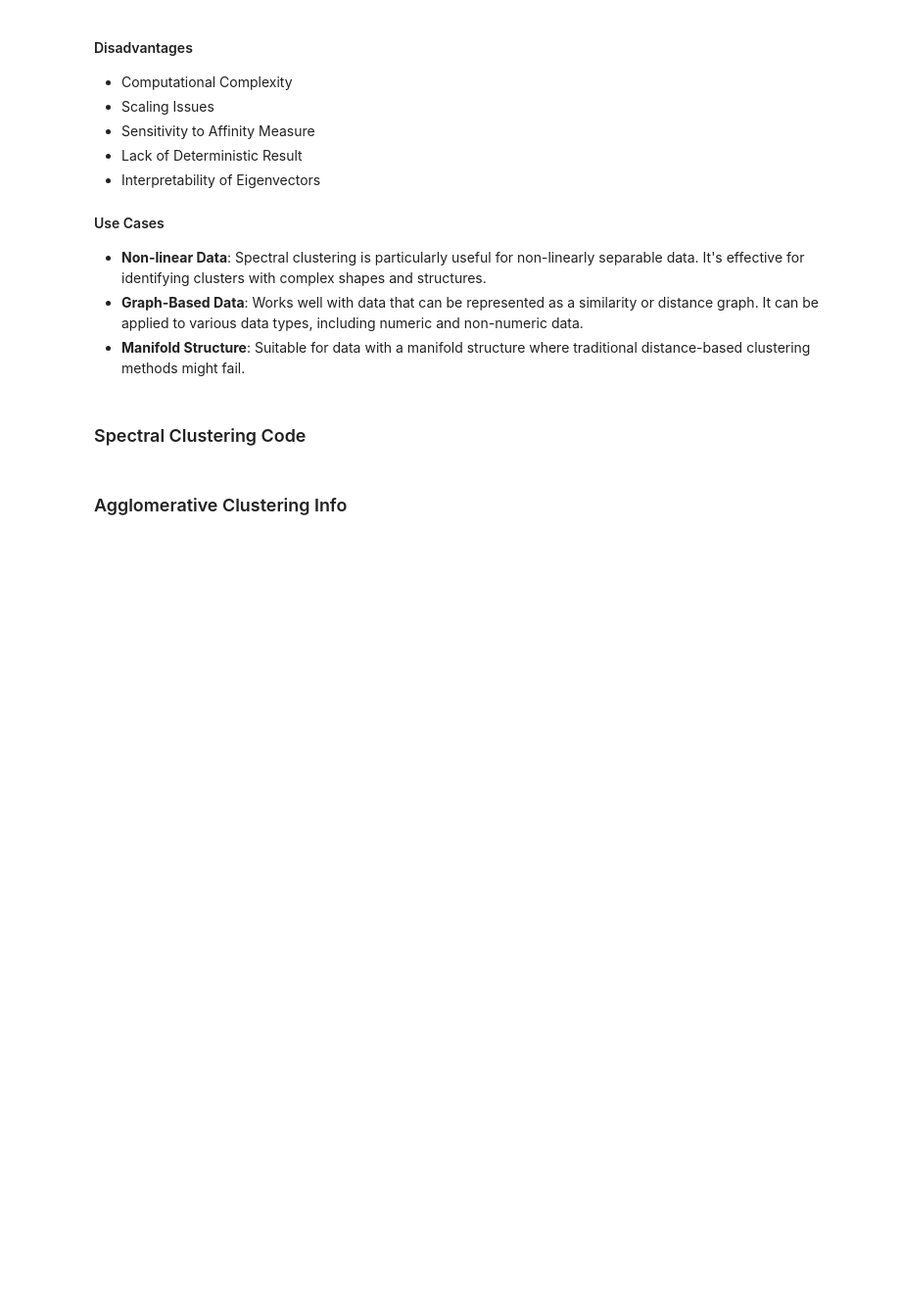
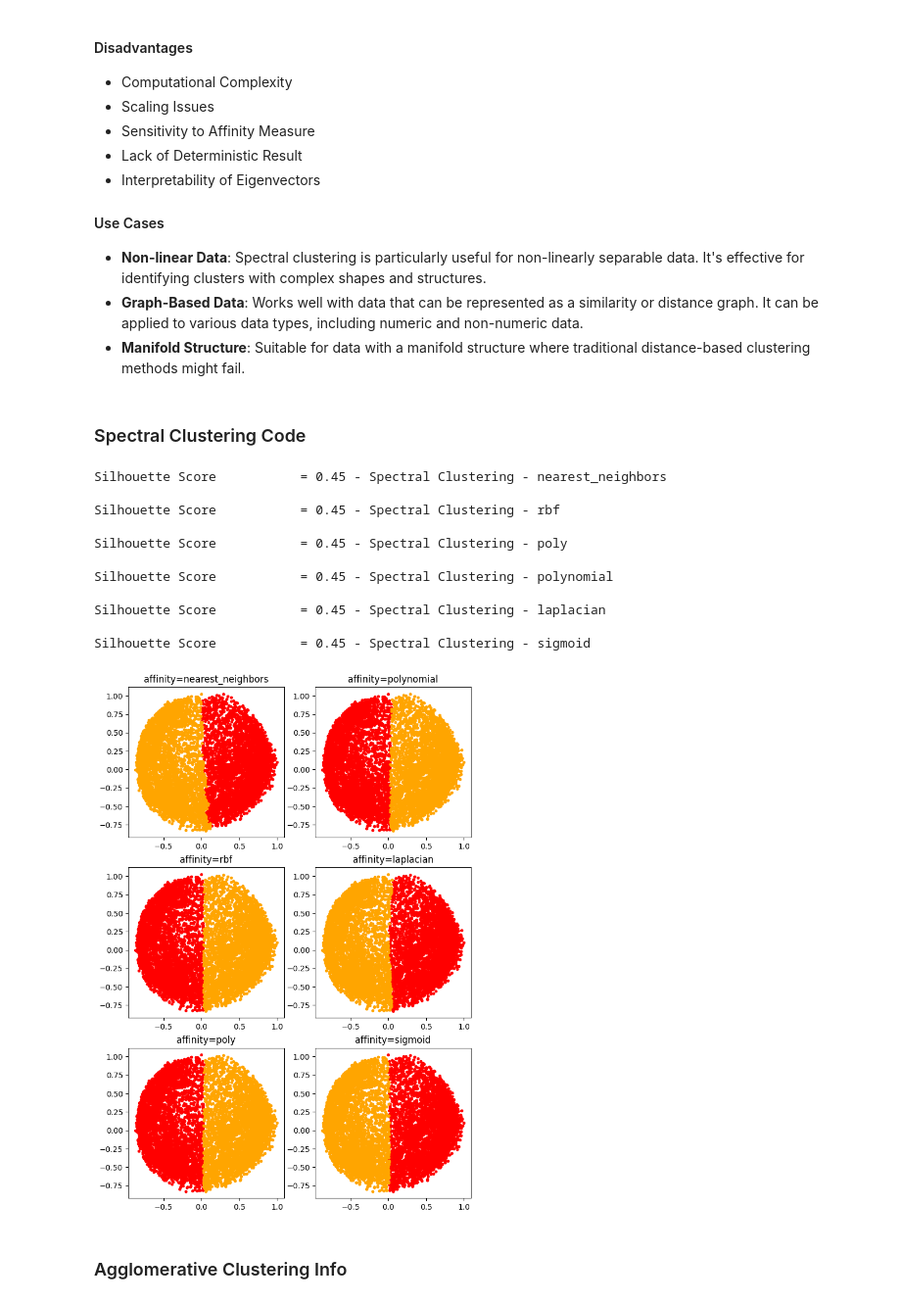
Before and after one commit to jaytejada2010/Clustering_Report, a Jupyter notebook: is_demo.ipynb, the cells around one changed output. Shown at 98% size. Saved outputs shown, nothing was run; the diff lists cells and outputs as text; code cells hidden in the pictures; blank space fills up the shorter version.

```diff
--- a/is_demo.ipynb
+++ b/is_demo.ipynb
@@ -283,28 +311,41 @@ print(f"Silhouette Score           = {silhouette_score(X, target2):.2f} - Fuzzy
 # %%
 from sklearn.cluster import SpectralClustering
 
 aff_array = ['nearest_neighbors', 'rbf', 'poly',
                 'polynomial', 'laplacian', 'sigmoid']
 # you can use these kernels for affinity but they dont always work
 # ['additive_chi2', 'chi2', 'linear', 'cosine']
 
 fig, axs = plt.subplots(3, 2, figsize=(8, 12))
 
 for i, aff in enumerate(aff_array):
     m = int(i / (len(aff_array) / 2))
     n = int(i % (len(aff_array) / 2))
     ax = axs[n, m]
 
     targ = SpectralClustering(n_clusters=classes, affinity=aff, gamma=0.5).fit_predict(X)
 
     for idx, cl in enumerate(np.unique(targ)):
         ax.scatter(X[targ == cl, 0], X[targ == cl, 1], color=colors[idx], marker='.')
         ax.set_title(f"affinity={aff}")
 
-    if 'Y' in globals():
+    if Y is not None:
         print(f"Adjusted Rand Score        = {adjusted_rand_score(targ, Y):.2f} - Spectral Clustering - {aff}")
     print(f"Silhouette Score           = {silhouette_score(X, targ):.2f} - Spectral Clustering - {aff}\n")
 plt.show()
+# %% [output]
+Silhouette Score           = 0.45 - Spectral Clustering - nearest_neighbors
+
+Silhouette Score           = 0.45 - Spectral Clustering - rbf
+
+Silhouette Score           = 0.45 - Spectral Clustering - poly
+
+Silhouette Score           = 0.45 - Spectral Clustering - polynomial
+
+Silhouette Score           = 0.45 - Spectral Clustering - laplacian
+
+Silhouette Score           = 0.45 - Spectral Clustering - sigmoid
+[figure, added]
 # %% [markdown]
 ### Agglomerative Clustering Info
 # %% [markdown]
```
Also changed, not shown: parts of 6 cells of this notebook, 4 other files.
